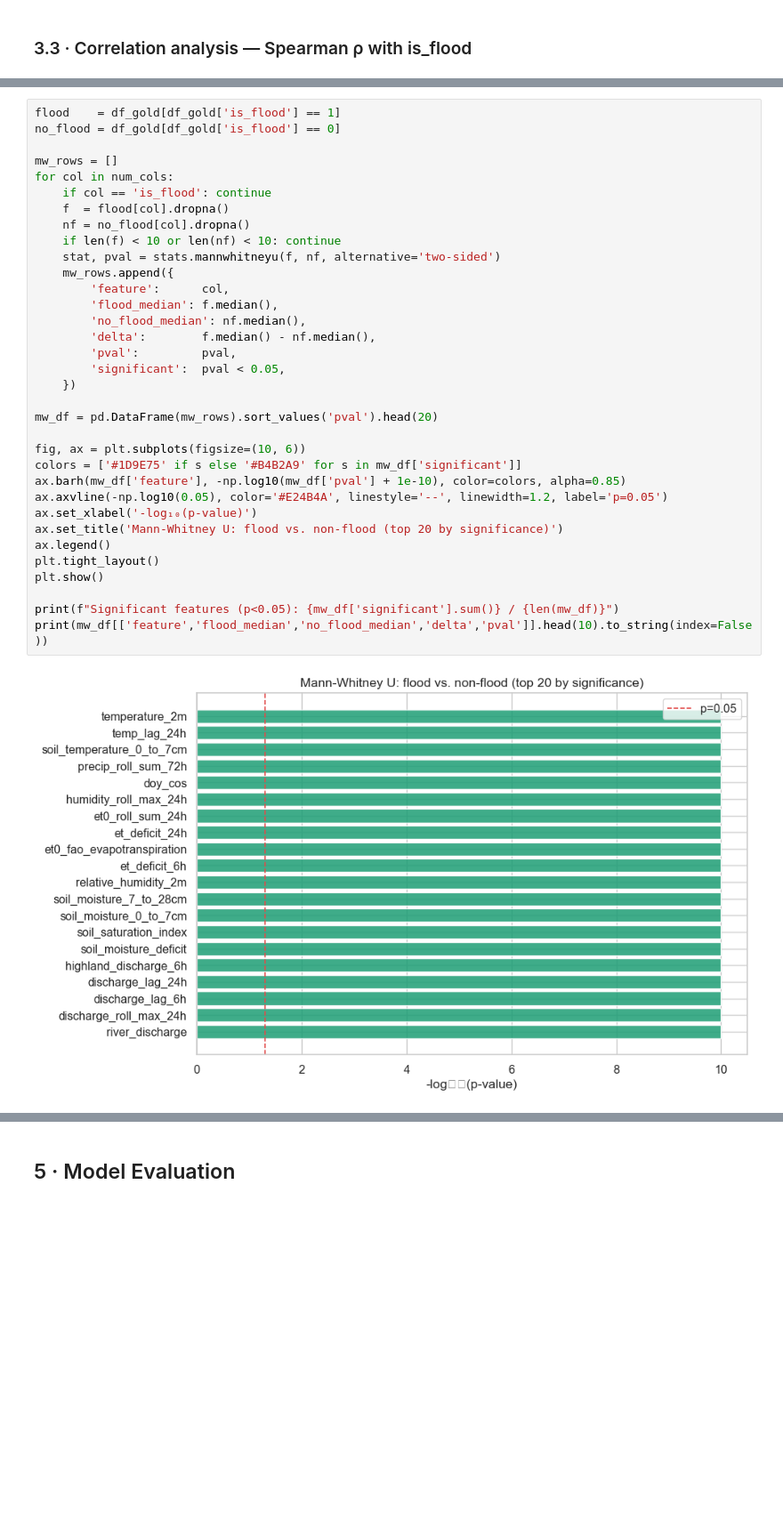
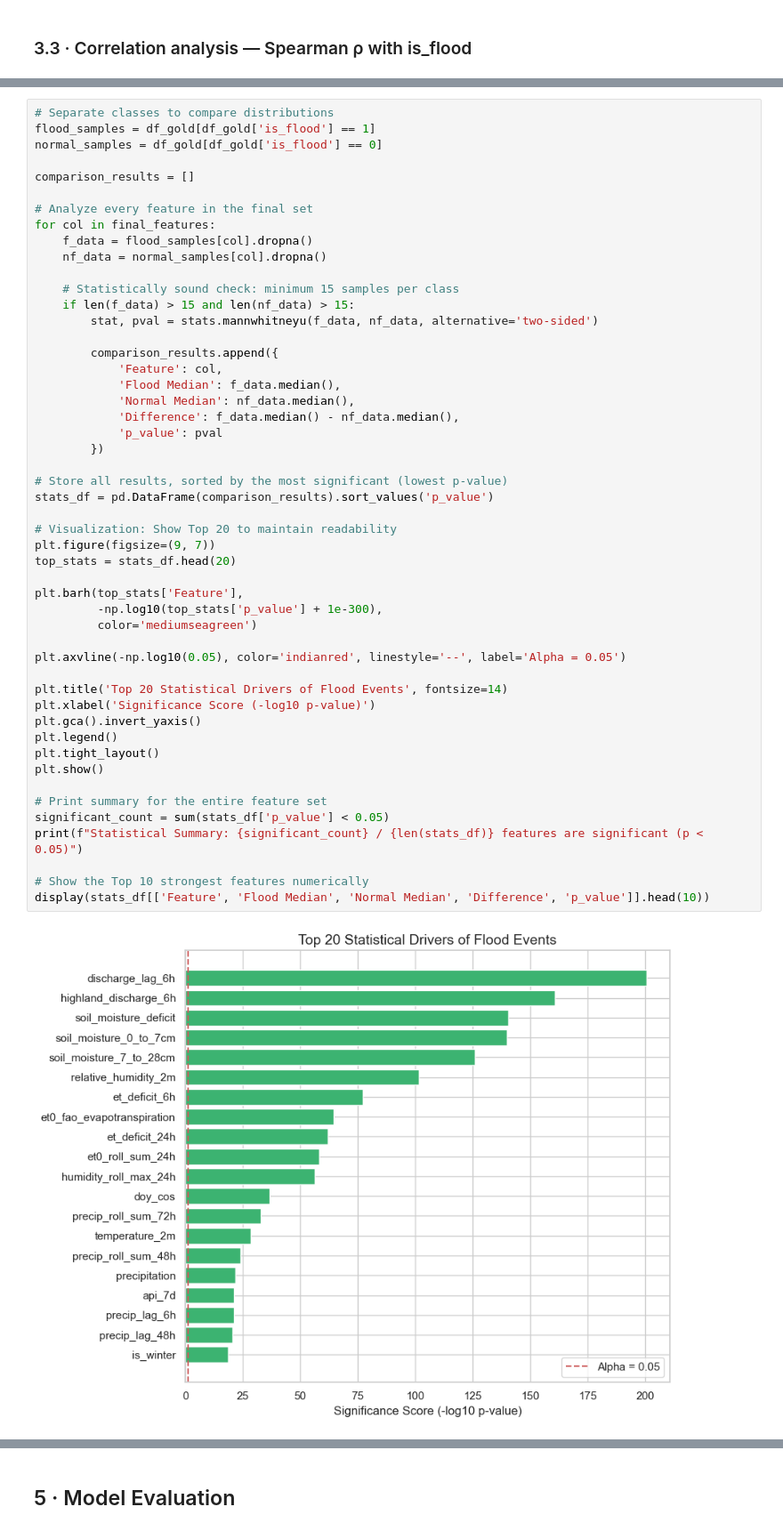
Before and after one commit to AliAgabalayev/Baku-Sentinel-Advanced-Flash-Flood-Forecasting-System, a Jupyter notebook: notebooks/day_04_baku_sentinel.ipynb, the cells around one changed output, grey strips where cells are left out. Shown at 89% size. Cells and saved outputs as stored; diff of their text form; blank space fills up the shorter version.

```diff
--- a/notebooks/day_04_baku_sentinel.ipynb
+++ b/notebooks/day_04_baku_sentinel.ipynb
@@ -278,36 +333,52 @@ et0_fao_evapotranspiration -0.1026 0.0000
 # %%
-flood    = df_gold[df_gold['is_flood'] == 1]
-no_flood = df_gold[df_gold['is_flood'] == 0]
+# Separate classes to compare distributions
+flood_samples = df_gold[df_gold['is_flood'] == 1]
+normal_samples = df_gold[df_gold['is_flood'] == 0]
 
-mw_rows = []
-for col in num_cols:
-    if col == 'is_flood': continue
-    f  = flood[col].dropna()
-    nf = no_flood[col].dropna()
-    if len(f) < 10 or len(nf) < 10: continue
-    stat, pval = stats.mannwhitneyu(f, nf, alternative='two-sided')
-    mw_rows.append({
-        'feature':      col,
-        'flood_median': f.median(),
-        'no_flood_median': nf.median(),
-        'delta':        f.median() - nf.median(),
-        'pval':         pval,
-        'significant':  pval < 0.05,
-    })
+comparison_results = []
 
-mw_df = pd.DataFrame(mw_rows).sort_values('pval').head(20)
+# Analyze every feature in the final set
+for col in final_features:
+    f_data = flood_samples[col].dropna()
+    nf_data = normal_samples[col].dropna()
 
-fig, ax = plt.subplots(figsize=(10, 6))
-colors = ['#1D9E75' if s else '#B4B2A9' for s in mw_df['significant']]
-ax.barh(mw_df['feature'], -np.log10(mw_df['pval'] + 1e-10), color=colors, alpha=0.85)
-ax.axvline(-np.log10(0.05), color='#E24B4A', linestyle='--', linewidth=1.2, label='p=0.05')
-ax.set_xlabel('-log₁₀(p-value)')
-ax.set_title('Mann-Whitney U: flood vs. non-flood (top 20 by significance)')
-ax.legend()
+    # Statistically sound check: minimum 15 samples per class
+    if len(f_data) > 15 and len(nf_data) > 15:
+        stat, pval = stats.mannwhitneyu(f_data, nf_data, alternative='two-sided')
+
+        comparison_results.append({
+            'Feature': col,
+            'Flood Median': f_data.median(),
+            'Normal Median': nf_data.median(),
+            'Difference': f_data.median() - nf_data.median(),
+            'p_value': pval
+        })
+
+# Store all results, sorted by the most significant (lowest p-value)
+stats_df = pd.DataFrame(comparison_results).sort_values('p_value')
+
+# Visualization: Show Top 20 to maintain readability
+plt.figure(figsize=(9, 7))
+top_stats = stats_df.head(20)
+
+plt.barh(top_stats['Feature'],
+         -np.log10(top_stats['p_value'] + 1e-300),
+         color='mediumseagreen')
+
+plt.axvline(-np.log10(0.05), color='indianred', linestyle='--', label='Alpha = 0.05')
+
+plt.title('Top 20 Statistical Drivers of Flood Events', fontsize=14)
+plt.xlabel('Significance Score (-log10 p-value)')
+plt.gca().invert_yaxis()
+plt.legend()
 plt.tight_layout()
 plt.show()
 
-print(f"Significant features (p<0.05): {mw_df['significant'].sum()} / {len(mw_df)}")
-print(mw_df[['feature','flood_median','no_flood_median','delta','pval']].head(10).to_string(index=False))
+# Print summary for the entire feature set
+significant_count = sum(stats_df['p_value'] < 0.05)
+print(f"Statistical Summary: {significant_count} / {len(stats_df)} features are significant (p < 0.05)")
+
+# Show the Top 10 strongest features numerically
+display(stats_df[['Feature', 'Flood Median', 'Normal Median', 'Difference', 'p_value']].head(10))
 # %% [output]
-[figure, old version]
+[figure, new version]
```
Also changed, not shown: parts of 35 cells of this notebook, 1 other file.
